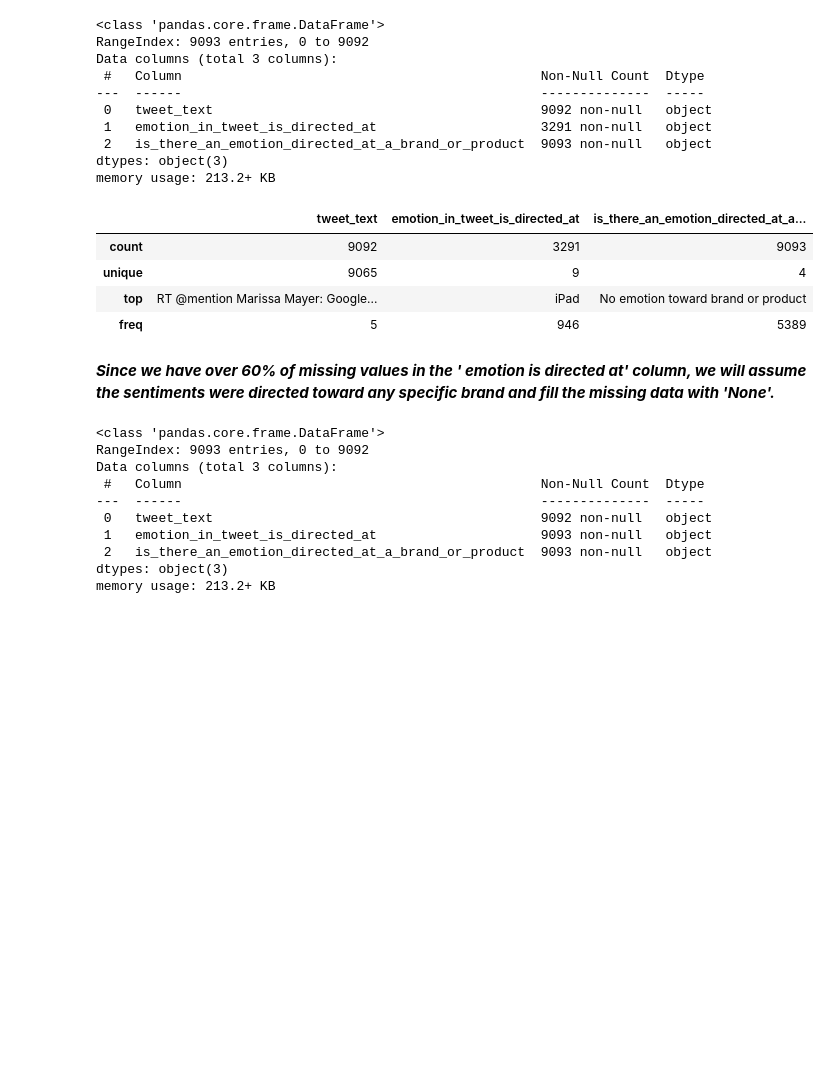
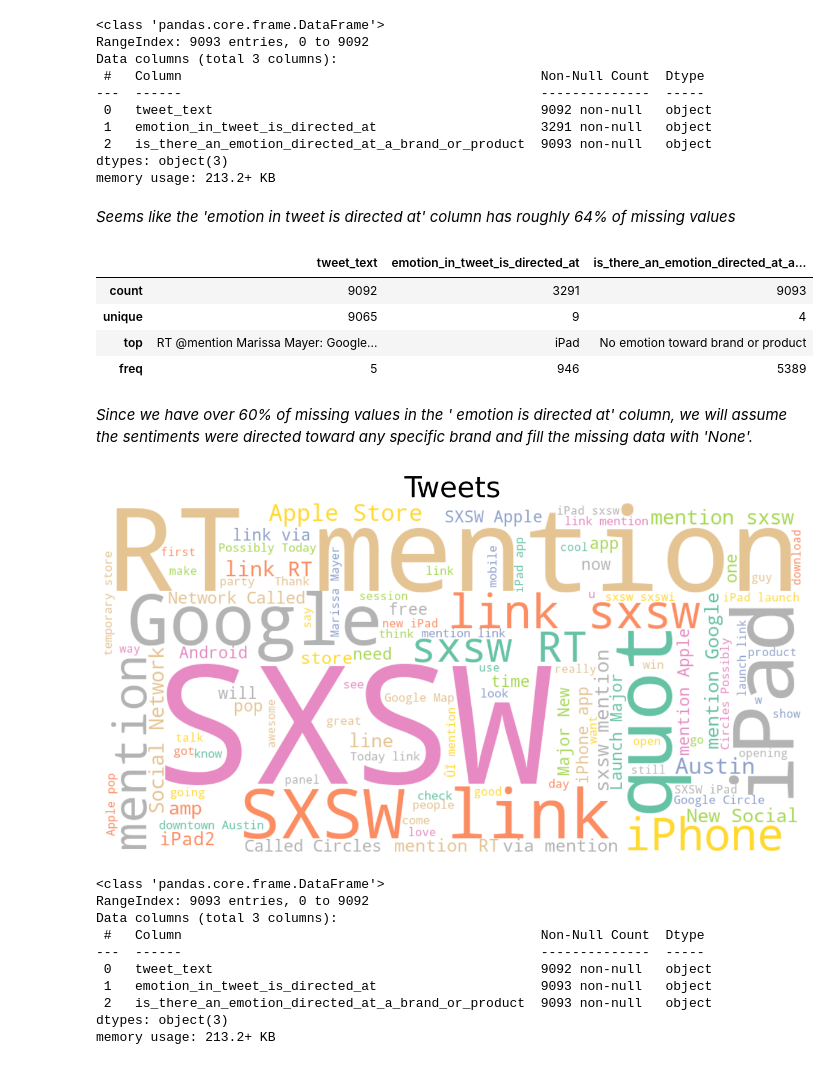
Before and after one commit to Sego-Mich/group_1_phase_4_project, a Jupyter notebook: Phase4.Max.ipynb, the cells around one changed output. Drawn from its saved outputs; the diff is of its cells as text; code cells hidden in the pictures; blank space fills up the shorter version.

```diff
--- a/Phase4.Max.ipynb
+++ b/Phase4.Max.ipynb
@@ -94,3 +94,5 @@ memory usage: 213.2+ KB
+# %% [markdown]
+*Seems like the 'emotion in tweet is directed at' column has roughly 64% of missing values*
 # %%
 data.describe()
 # %% [output]
@@ -100,7 +102,24 @@ data.describe()
 | top | RT @mention Marissa Mayer: Google... | iPad | No emotion toward brand or product |
 | freq | 5 | 946 | 5389 |
 # %% [markdown]
-***Since we have over 60% of missing values in the ' emotion is directed at' column, we will assume the sentiments were directed toward any specific brand and fill the missing data with 'None'.***
+*Since we have over 60% of missing values in the ' emotion is directed at' column, we will assume the sentiments were directed toward any specific brand and fill the missing data with 'None'.*
+# %%
+# generating the word cloud with text data
+from wordcloud import WordCloud
+tweet = " ".join(data["tweet_text"].astype(str))
+wordcloud = WordCloud(width=1000, height=500,
+                      background_color='white',
+                      colormap='Set2',
+                      max_words=100).generate(tweet)
+
+# plotting
+plt.figure(figsize=(15, 10))
+plt.imshow(wordcloud, interpolation='bilinear')
+plt.axis('off')
+plt.title('Tweets', fontsize=34)
+plt.show()
+# %% [output]
+[figure, added]
 # %%
 data['emotion_in_tweet_is_directed_at'] = data['emotion_in_tweet_is_directed_at'].fillna('None')
 data.info()
```
Also changed, not shown: parts of 35 cells of this notebook.
